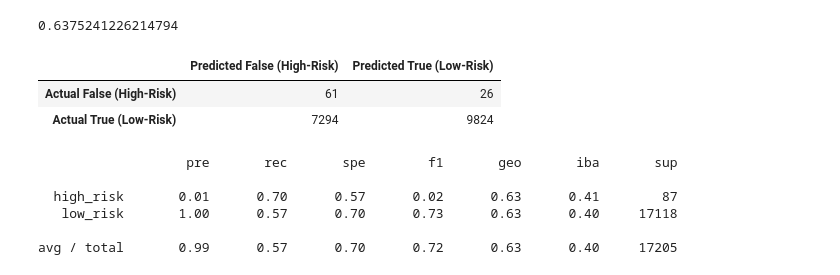
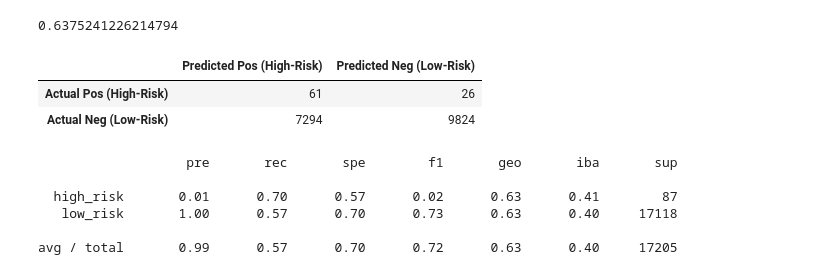
Before and after one commit to amberteets/credit-risk-analysis, a Jupyter notebook: credit_risk_resampling.ipynb, the cells around one changed output. Cells and saved outputs as stored; diff of their text form; code cells hidden in the pictures.

```diff
--- a/credit_risk_resampling.ipynb
+++ b/credit_risk_resampling.ipynb
@@ -304,19 +345,20 @@ model4.fit(X_resampled4, y_resampled4)
 LogisticRegression(random_state=1)
 # %%
 # Calculated the balanced accuracy score
-y_pred4 = model4.predict(X_test)
-balanced_accuracy_score(y_test, y_pred4)
+y_pred_smoteenn = model4.predict(X_test)
+smoteenn_ba_score = balanced_accuracy_score(y_test, y_pred_smoteenn)
+smoteenn_ba_score
 # %% [output]
 0.6375241226214794
 # %%
 # Display the confusion matrix
-cm4 = confusion_matrix(y_test, y_pred4)
-cm4_df = pd.DataFrame(cm4, columns=['Predicted False (High-Risk)', 'Predicted True (Low-Risk)'],
-                    index=['Actual False (High-Risk)', 'Actual True (Low-Risk)'])
-cm4_df
+smoteenn_cm = confusion_matrix(y_test, y_pred_smoteenn)
+smoteenn_cm_df = pd.DataFrame(smoteenn_cm, columns=['Predicted Pos (High-Risk)', 'Predicted Neg (Low-Risk)'],
+                    index=['Actual Pos (High-Risk)', 'Actual Neg (Low-Risk)'])
+smoteenn_cm_df
 # %% [output]
-|  | Predicted False (High-Risk) | Predicted True (Low-Risk) |
-| Actual False (High-Risk) | 61 | 26 |
-| Actual True (Low-Risk) | 7294 | 9824 |
+|  | Predicted Pos (High-Risk) | Predicted Neg (Low-Risk) |
+| Actual Pos (High-Risk) | 61 | 26 |
+| Actual Neg (Low-Risk) | 7294 | 9824 |
 # %%
 # Print the imbalanced classification report
```
Also changed, not shown: parts of 35 cells of this notebook.
